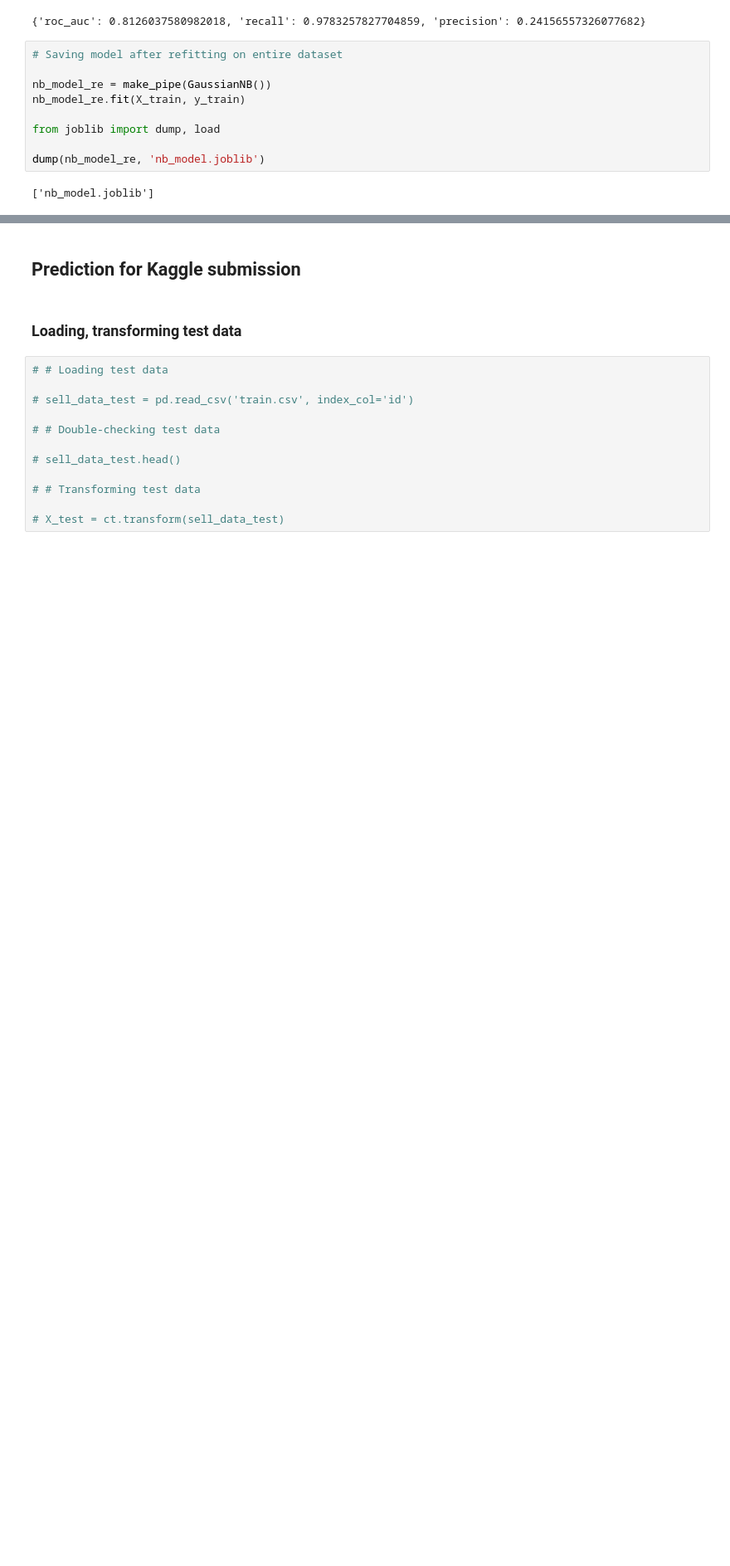
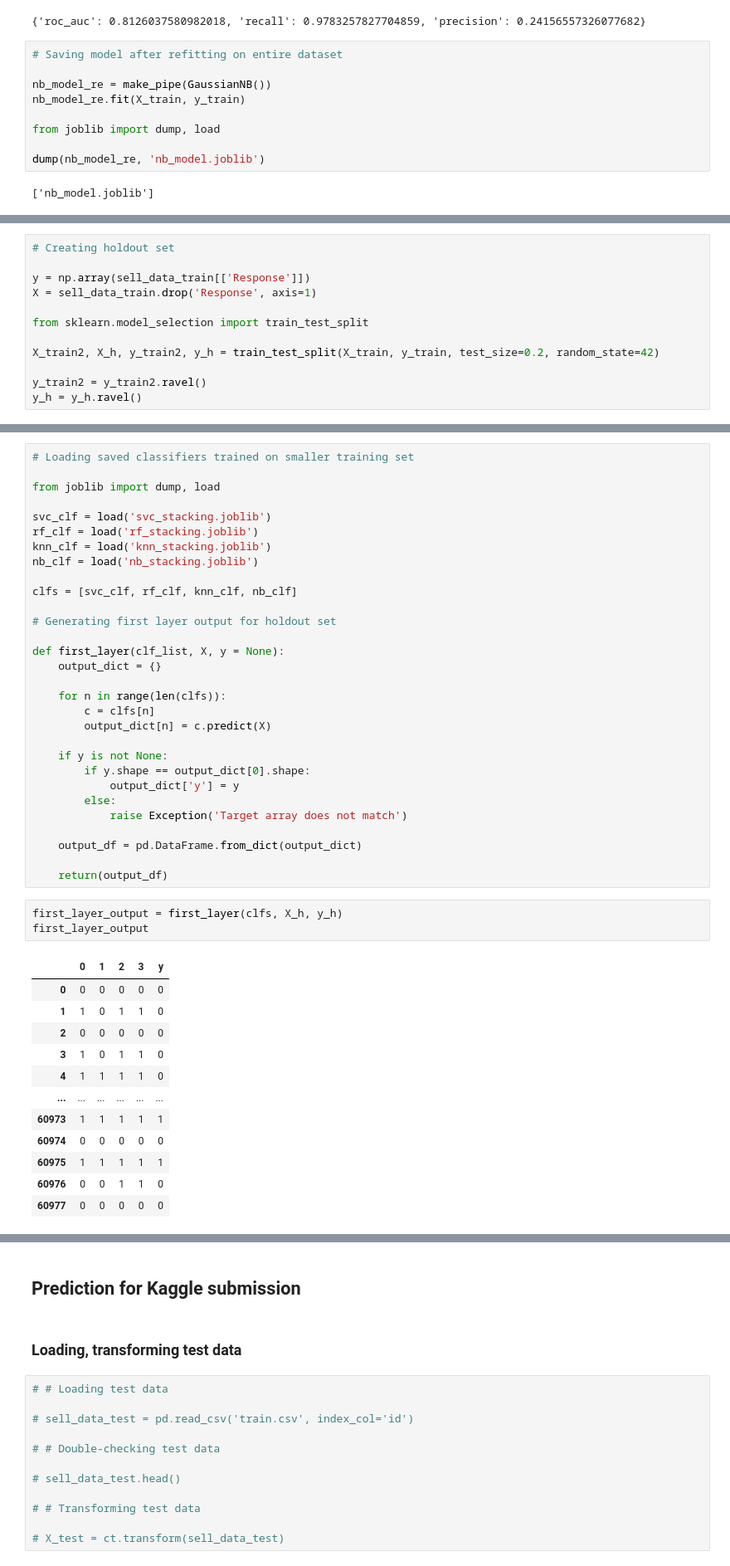
Before and after one commit to CrisMW/insurance_cross_sell, a Jupyter notebook: cross_sell.ipynb, the cells around one changed output, grey strips where cells are left out. Shown at 83% size. Saved outputs shown, nothing was run; the diff lists cells and outputs as text; blank space fills up the shorter version.

Commit message:
Added ensemble classifiers

```diff
--- a/cross_sell.ipynb
+++ b/cross_sell.ipynb
@@ -766,0 +797,12 @@ dump(nb_model_re, 'nb_model.joblib')
+# %%
+# Creating holdout set
+
+y = np.array(sell_data_train[['Response']])
+X = sell_data_train.drop('Response', axis=1)
+
+from sklearn.model_selection import train_test_split
+
+X_train2, X_h, y_train2, y_h = train_test_split(X_train, y_train, test_size=0.2, random_state=42)
+
+y_train2 = y_train2.ravel()
+y_h = y_h.ravel()
@@ -766,0 +843,46 @@ dump(nb_model_re, 'nb_model.joblib')
+# %%
+# Loading saved classifiers trained on smaller training set
+
+from joblib import dump, load
+
+svc_clf = load('svc_stacking.joblib')
+rf_clf = load('rf_stacking.joblib')
+knn_clf = load('knn_stacking.joblib')
+nb_clf = load('nb_stacking.joblib')
+
+clfs = [svc_clf, rf_clf, knn_clf, nb_clf]
+
+# Generating first layer output for holdout set
+
+def first_layer(clf_list, X, y = None):
+    output_dict = {}
+
+    for n in range(len(clfs)):
+        c = clfs[n]
+        output_dict[n] = c.predict(X)
+
+    if y is not None:
+        if y.shape == output_dict[0].shape:
+            output_dict['y'] = y
+        else:
+            raise Exception('Target array does not match')
+
+    output_df = pd.DataFrame.from_dict(output_dict)
+
+    return(output_df)
+# %%
+first_layer_output = first_layer(clfs, X_h, y_h)
+first_layer_output
+# %% [output]
+|  | 0 | 1 | 2 | 3 | y |
+| 0 | 0 | 0 | 0 | 0 | 0 |
+| 1 | 1 | 0 | 1 | 1 | 0 |
+| 2 | 0 | 0 | 0 | 0 | 0 |
+| 3 | 1 | 0 | 1 | 1 | 0 |
+| 4 | 1 | 1 | 1 | 1 | 0 |
+| ... | ... | ... | ... | ... | ... |
+| 60973 | 1 | 1 | 1 | 1 | 1 |
+| 60974 | 0 | 0 | 0 | 0 | 0 |
+| 60975 | 1 | 1 | 1 | 1 | 1 |
+| 60976 | 0 | 0 | 1 | 1 | 0 |
+| 60977 | 0 | 0 | 0 | 0 | 0 |
```
Also changed, not shown: parts of 43 cells of this notebook, 2 other files.
